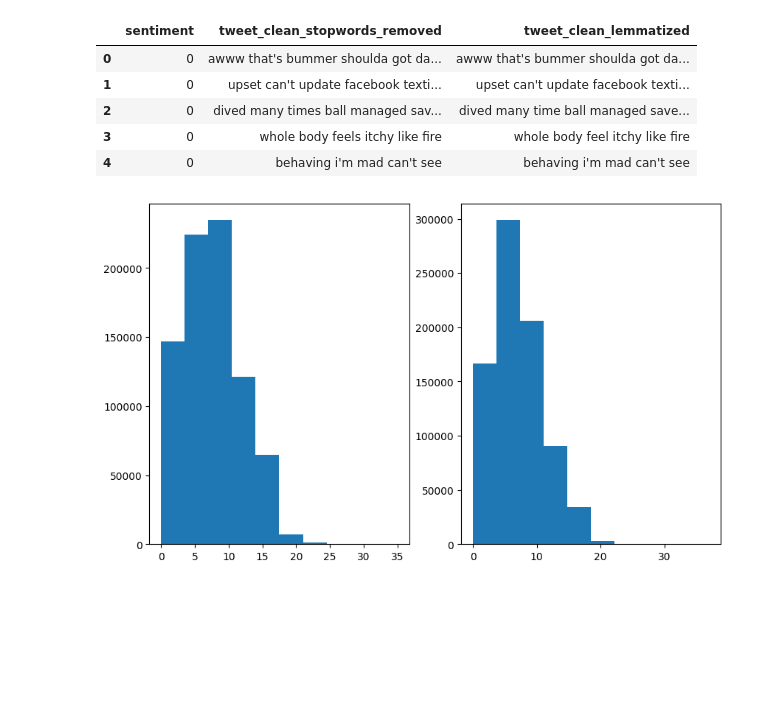
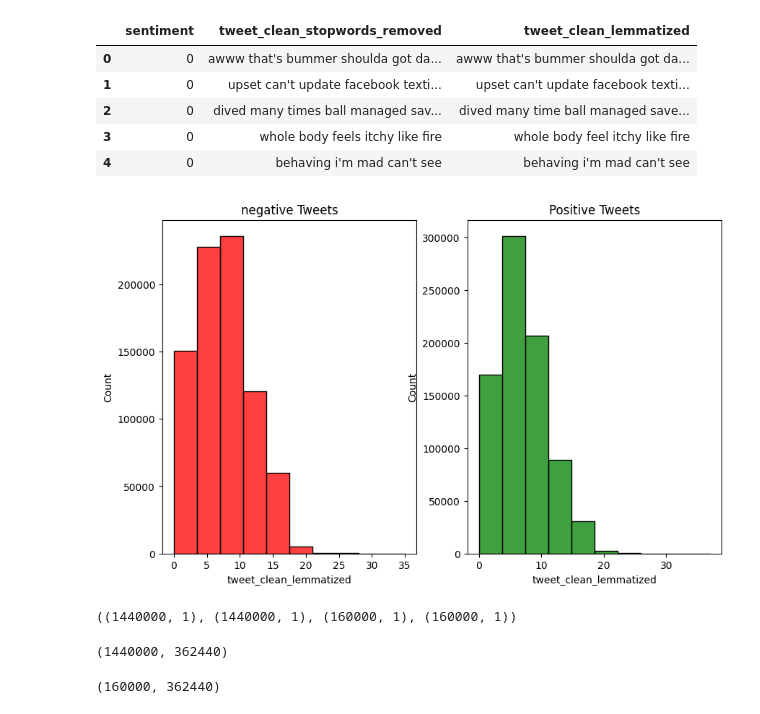
Before and after one commit to vighneshch/twitter_sentiment_analysis, a Jupyter notebook: sentiment_analysis.ipynb, the cells around one changed output. Cells and saved outputs as stored; diff of their text form; code cells hidden in the pictures; blank space fills up the shorter version.

```diff
--- a/sentiment_analysis.ipynb
+++ b/sentiment_analysis.ipynb
@@ -65,10 +67,13 @@ def clean_text(text):
     text = re.sub('https?://\S+|www\.\S+','',text)
 
     #Removing the punctuation marks from the tweet
-    text = re.sub('[\./?,\[\]:;\,.-]','',text)
+    text = re.sub('[\./?,\[\]:;\,.\-_]','',text)
 
     #Removing the new line characters
     text = re.sub('\n','',text)
+
+    #Removing any words that are starting with the nnumber
+    text = re.sub('\d+','',text)
     return text
 # %%
 df['tweet_clean'] = df['tweet'].apply(clean_text)
@@ -117,11 +122,13 @@ df.head()
 # %%
 #Length of tweets in each category
 fig,(ax1,ax2) = plt.subplots(nrows=1,ncols=2,figsize=(10,6))
 tweet_len = df[df['sentiment']==0]['tweet_clean_lemmatized'].str.split().apply(lambda x:len(x))
-sns.histplot(tweet_len,ax=ax1,color ='red')
+sns.histplot(tweet_len,ax=ax1,color ='red',bins=10)
+ax1.set_title("negative Tweets")
 
 tweet_len = df[df['sentiment']==4]['tweet_clean_lemmatized'].str.split().apply(lambda x:len(x))
-sns.histplot(tweet_len,ax=ax2,color='green')
+sns.histplot(tweet_len,ax=ax2,color='green',bins=10)
+ax2.set_title("Positive Tweets")
 plt.show()
 # %% [output]
-[figure, old version]
+[figure, new version]
@@ -127,0 +142,4 @@ plt.show()
+# %%
+X_train.shape,y_train.shape,X_test.shape,y_test.shape
+# %% [output]
+((1440000, 1), (1440000, 1), (160000, 1), (160000, 1))
@@ -127,0 +152,8 @@ plt.show()
+# %%
+X_traint.shape
+# %% [output]
+(1440000, 362440)
+# %%
+X_testt.shape
+# %% [output]
+(160000, 362440)
```
Also changed, not shown: parts of 3 cells of this notebook.
